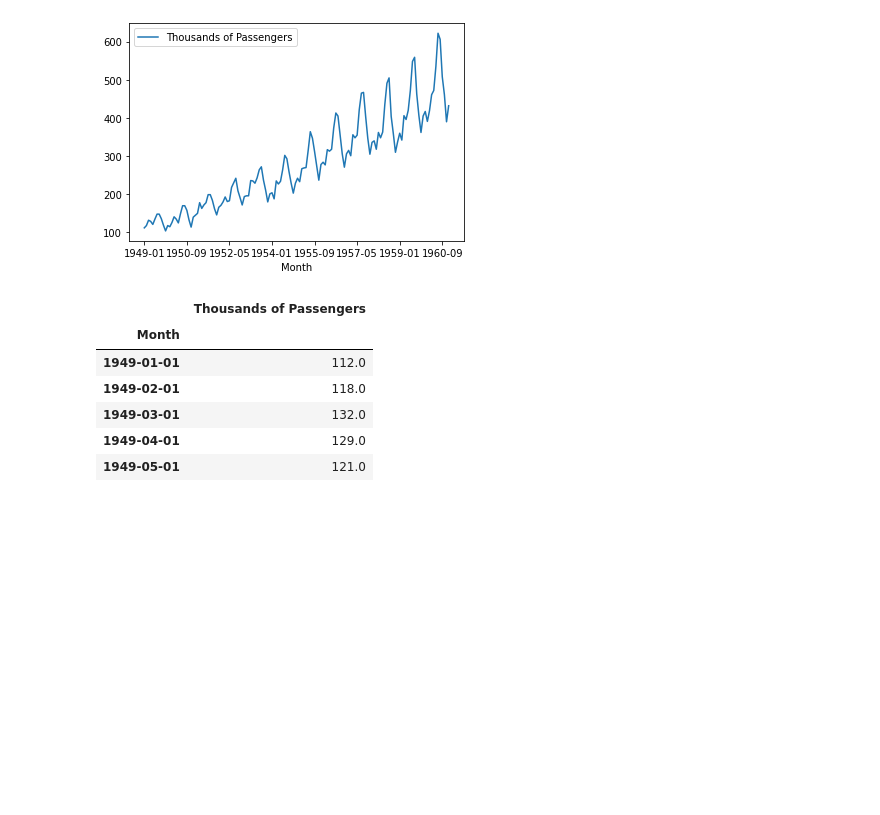
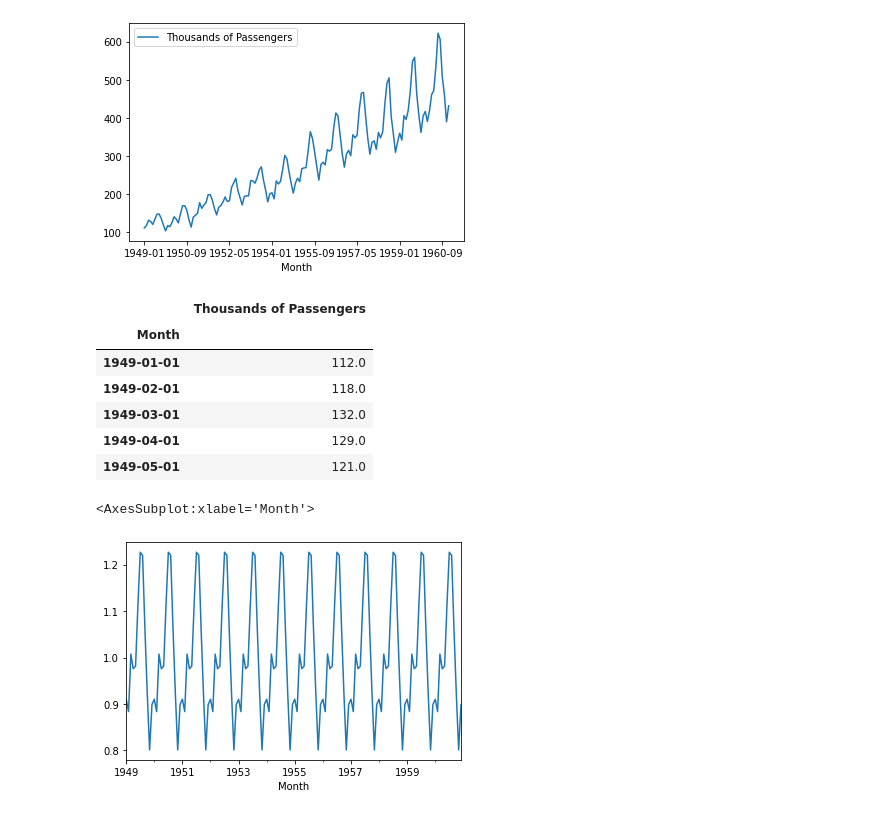
Before and after one commit to jamesponwith/FinancePortfolio, a Jupyter notebook: ets_decomposition.ipynb, the cells around one changed output. Drawn from its saved outputs; the diff is of its cells as text; code cells hidden in the pictures; blank space fills up the shorter version.

Commit message:
Seasonal trend analysis

```diff
--- a/ets_decomposition.ipynb
+++ b/ets_decomposition.ipynb
@@ -38,0 +41,7 @@ airline.head()
+# %%
+result = seasonal_decompose(airline["Thousands of Passengers"], model="multiplicitive")
+# %%
+result.seasonal.plot()
+# %% [output]
+<AxesSubplot:xlabel='Month'>
+[figure, added]
```
Also changed, not shown: parts of 2 cells of this notebook.
